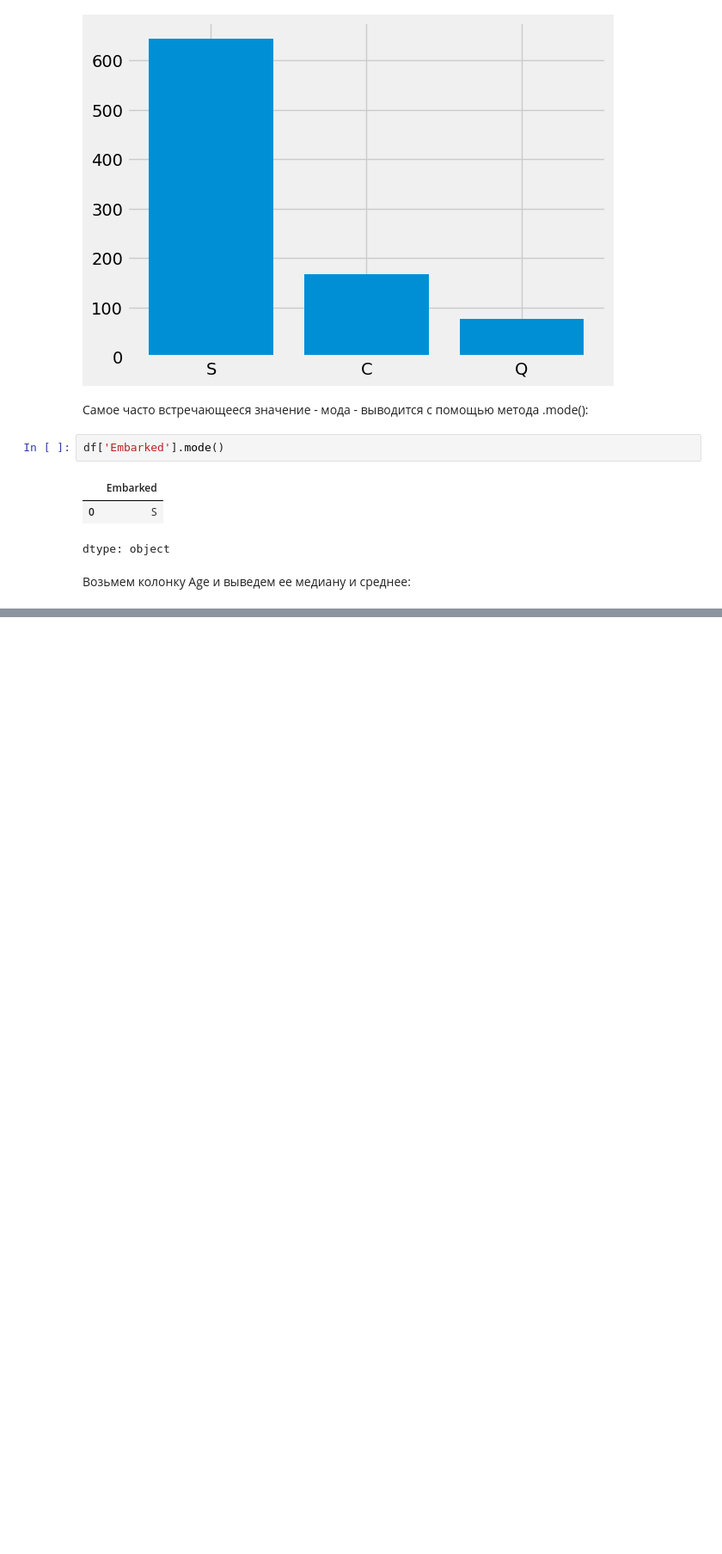
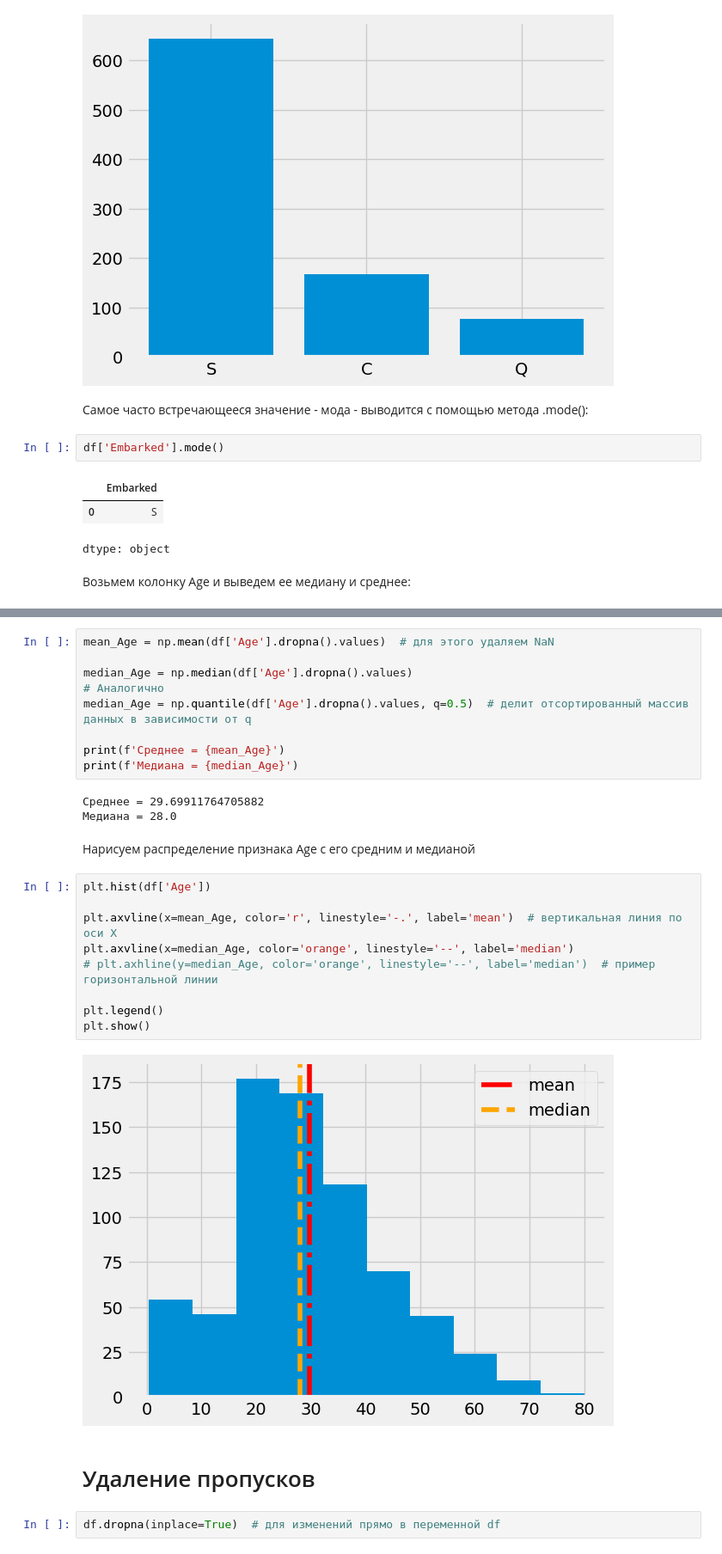
Before and after one commit to mromanenko095/ml-assignments, a Jupyter notebook: Pandas_Matplotlib_Sklearn.ipynb, the cells around one changed output, grey strips where cells are left out. Shown at 86% size. Cells and saved outputs as stored; diff of their text form; blank space fills up the shorter version.

```diff
--- a/Pandas_Matplotlib_Sklearn.ipynb
+++ b/Pandas_Matplotlib_Sklearn.ipynb
@@ -559,0 +582,29 @@ dtype: object
+# %%
+mean_Age = np.mean(df['Age'].dropna().values)  # для этого удаляем NaN
+
+median_Age = np.median(df['Age'].dropna().values)
+# Аналогично
+median_Age = np.quantile(df['Age'].dropna().values, q=0.5)  # делит отсортированный массив данных в зависимости от q
+
+print(f'Среднее = {mean_Age}')
+print(f'Медиана = {median_Age}')
+# %% [output]
+Среднее = 29.69911764705882
+Медиана = 28.0
+# %% [markdown]
+Нарисуем распределение признака Age с его средним и медианой
+# %%
+plt.hist(df['Age'])
+
+plt.axvline(x=mean_Age, color='r', linestyle='-.', label='mean')  # вертикальная линия по оси X
+plt.axvline(x=median_Age, color='orange', linestyle='--', label='median')
+# plt.axhline(y=median_Age, color='orange', linestyle='--', label='median')  # пример горизонтальной линии
+
+plt.legend()
+plt.show()
+# %% [output]
+[figure, added]
+# %% [markdown]
+# Удаление пропусков
+# %%
+df.dropna(inplace=True)  # для изменений прямо в переменной df
```
Also changed, not shown: parts of 7 cells of this notebook.
